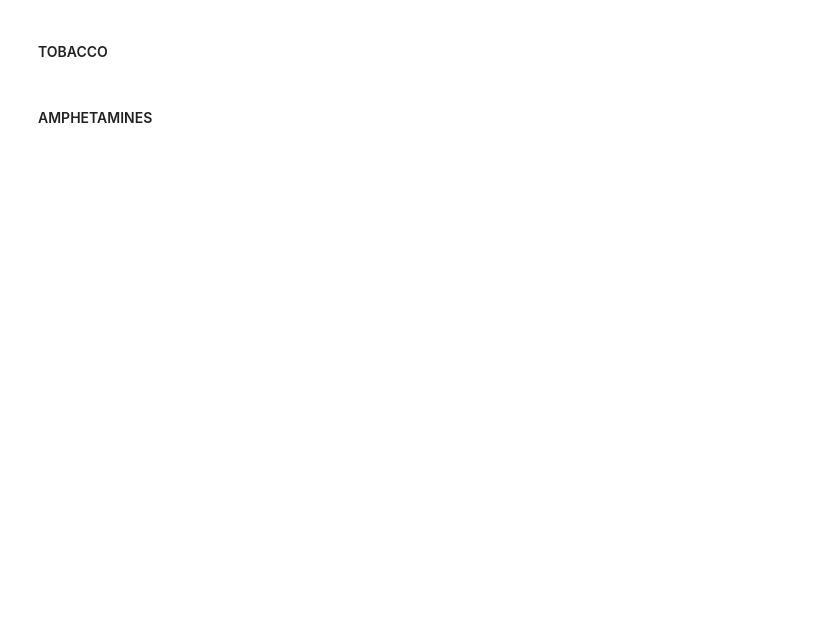
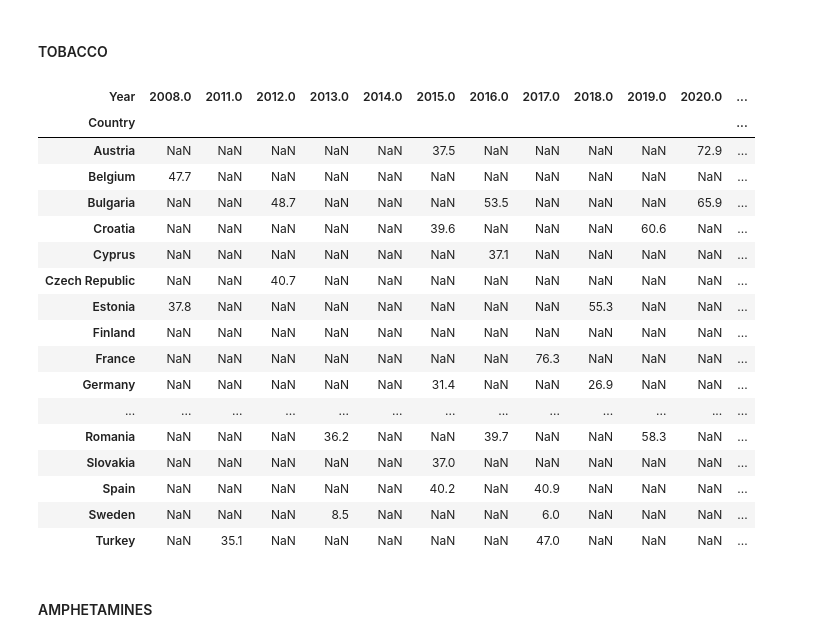
Before and after one commit to Danielgarpra/Analysis_of_drug_use_in_Europe-EDA, a Jupyter notebook: EDA/EDA.ipynb, the cells around one changed output. Cells and saved outputs as stored; diff of their text form; code cells hidden in the pictures; blank space fills up the shorter version.

```diff
--- a/EDA/EDA.ipynb
+++ b/EDA/EDA.ipynb
@@ -167,9 +187,29 @@ df_alcohol=alc_2024_mod.combine_first(alc_2020_mod.combine_first(alc_2017_mod)).
 # %%
 tob_2024_mod=tob_2024.pivot(index="Country", columns="Year", values="Total")
 tob_2020_mod=tob_2020.pivot(index="Country", columns="Year", values="Total")
 tob_2017_mod=tob_2017.pivot(index="Country", columns="Year", values="Total")
 
 df_tobacco=tob_2024_mod.combine_first(tob_2020_mod.combine_first(tob_2017_mod)).dropna(axis=1, how='all').drop(index='Czechia').dropna(axis=0, how='all')
+df_tobacco
+# %% [output]
+| Year | 2008.0 | 2011.0 | 2012.0 | 2013.0 | 2014.0 | 2015.0 | 2016.0 | 2017.0 | 2018.0 | 2019.0 | 2020.0 | ... |
+| Country |  |  |  |  |  |  |  |  |  |  |  | ... |
+| Austria | NaN | NaN | NaN | NaN | NaN | 37.5 | NaN | NaN | NaN | NaN | 72.9 | ... |
+| Belgium | 47.7 | NaN | NaN | NaN | NaN | NaN | NaN | NaN | NaN | NaN | NaN | ... |
+| Bulgaria | NaN | NaN | 48.7 | NaN | NaN | NaN | 53.5 | NaN | NaN | NaN | 65.9 | ... |
+| Croatia | NaN | NaN | NaN | NaN | NaN | 39.6 | NaN | NaN | NaN | 60.6 | NaN | ... |
+| Cyprus | NaN | NaN | NaN | NaN | NaN | NaN | 37.1 | NaN | NaN | NaN | NaN | ... |
+| Czech Republic | NaN | NaN | 40.7 | NaN | NaN | NaN | NaN | NaN | NaN | NaN | NaN | ... |
+| Estonia | 37.8 | NaN | NaN | NaN | NaN | NaN | NaN | NaN | 55.3 | NaN | NaN | ... |
+| Finland | NaN | NaN | NaN | NaN | NaN | NaN | NaN | NaN | NaN | NaN | NaN | ... |
+| France | NaN | NaN | NaN | NaN | NaN | NaN | NaN | 76.3 | NaN | NaN | NaN | ... |
+| Germany | NaN | NaN | NaN | NaN | NaN | 31.4 | NaN | NaN | 26.9 | NaN | NaN | ... |
+| ... | ... | ... | ... | ... | ... | ... | ... | ... | ... | ... | ... | ... |
+| Romania | NaN | NaN | NaN | 36.2 | NaN | NaN | 39.7 | NaN | NaN | 58.3 | NaN | ... |
+| Slovakia | NaN | NaN | NaN | NaN | NaN | 37.0 | NaN | NaN | NaN | NaN | NaN | ... |
+| Spain | NaN | NaN | NaN | NaN | NaN | 40.2 | NaN | 40.9 | NaN | NaN | NaN | ... |
+| Sweden | NaN | NaN | NaN | 8.5 | NaN | NaN | NaN | 6.0 | NaN | NaN | NaN | ... |
+| Turkey | NaN | 35.1 | NaN | NaN | NaN | NaN | NaN | 47.0 | NaN | NaN | NaN | ... |
 # %% [markdown]
 #### AMPHETAMINES
 # %%
```
Also changed, not shown: parts of 18 cells of this notebook.
